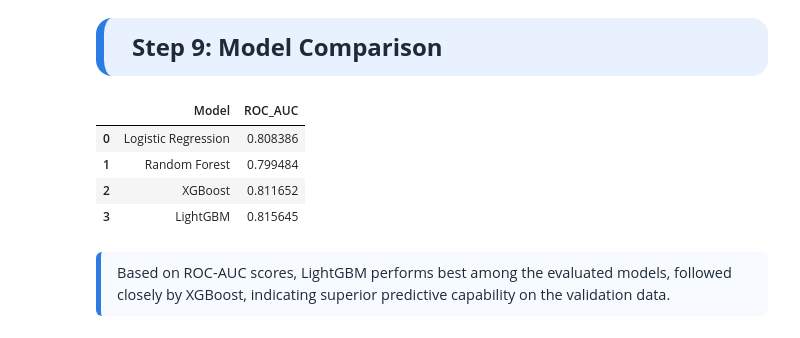
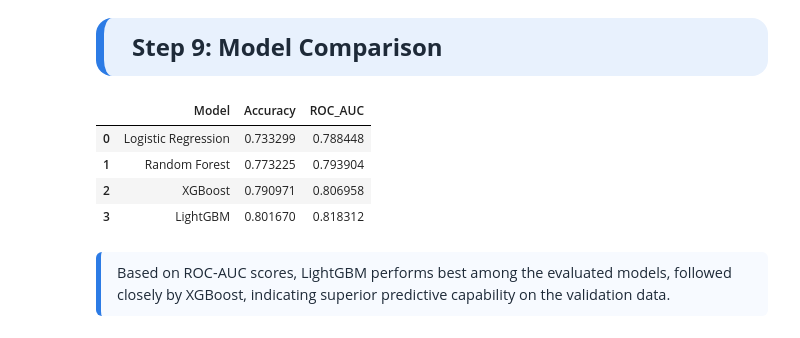
Before and after one commit to ssarabjeetsingh14/employee-retention-prediction, a Jupyter notebook: Employee Retention Project.ipynb, the cells around one changed output. Saved outputs shown, nothing was run; the diff lists cells and outputs as text; code cells hidden in the pictures.

```diff
--- a/Employee Retention Project.ipynb
+++ b/Employee Retention Project.ipynb
@@ -464,8 +487,8 @@ for col in train_df.columns:
         test_df[col].fillna(train_df[col].median(), inplace=True)
 # %%
 # OneHot Encoding to Categorical Value
-train_df = pd.get_dummies(train_df,drop_first=True)
-test_df = pd.get_dummies(test_df,drop_first=True)
+train_df = pd.get_dummies(train_df,drop_first=True).astype(float)
+test_df = pd.get_dummies(test_df,drop_first=True).astype(float)
 
 train_df, test_df = train_df.align(
     test_df,
@@ -588,7 +611,7 @@ Step 7: Handling Class Imbalance
 smote = SMOTE(random_state=42)
 
 X_train_sm, y_train_sm = smote.fit_resample(
-    X_train_scaled, y_train
+    X_train_lr, y_train
 )
 # this is only for logistic
 # %% [markdown]
@@ -743,13 +791,21 @@ XGBoost demonstrates strong performance, effectively learning complex relationsh
 Step 8.4: LightGBM
 </div>
 # %%
-# light gbm
 lgb_model = LGBMClassifier(random_state=42)
 lgb_model.fit(X_train, y_train)
 
-lgb_probs = lgb_model.predict_proba(X_val)[:, 1]
 
-print("LightGBM ROC-AUC:", roc_auc_score(y_val, lgb_probs))
+lgb_pred = lgb_model.predict(X_val)
+lgb_prob = lgb_model.predict_proba(X_val)[:, 1]
+
+
+print("LightGBM Accuracy:", accuracy_score(y_val, lgb_pred))
+print("LightGBM ROC-AUC:", roc_auc_score(y_val, lgb_prob))
+
+
+sns.heatmap(confusion_matrix(y_val, lgb_pred), annot=True, fmt="d", cmap="Blues")
+plt.title("LightGBM – Confusion Matrix")
+plt.show()
 # %% [output]
 [LightGBM] [Warning] Found whitespace in feature_names, replace with underlines
 [LightGBM] [Info] Number of positive: 3822, number of negative: 11504
@@ -788,22 +846,33 @@ Step 9: Model Comparison
 # %%
 # Model Comparision
 model_comparison = pd.DataFrame({
-    'Model': ['Logistic Regression', 'Random Forest', 'XGBoost', 'LightGBM'],
-    'ROC_AUC': [
-        roc_auc_score(y_val, lr_probs),
-        roc_auc_score(y_val, rf_probs),
-        roc_auc_score(y_val, xgb_probs),
-        roc_auc_score(y_val, lgb_probs)
+    "Model": [
+        "Logistic Regression",
+        "Random Forest",
+        "XGBoost",
+        "LightGBM"
+    ],
+    "Accuracy": [
+        accuracy_score(y_val, lr_pred),
+        accuracy_score(y_val, rf_pred),
+        accuracy_score(y_val, xgb_pred),
+        accuracy_score(y_val, lgb_pred)
+    ],
+    "ROC_AUC": [
+        roc_auc_score(y_val, lr_prob),
+        roc_auc_score(y_val, rf_prob),
+        roc_auc_score(y_val, xgb_prob),
+        roc_auc_score(y_val, lgb_prob)
     ]
 })
 
 model_comparison
 # %% [output]
-|  | Model | ROC_AUC |
-| 0 | Logistic Regression | 0.808386 |
-| 1 | Random Forest | 0.799484 |
-| 2 | XGBoost | 0.811652 |
-| 3 | LightGBM | 0.815645 |
+|  | Model | Accuracy | ROC_AUC |
+| 0 | Logistic Regression | 0.733299 | 0.788448 |
+| 1 | Random Forest | 0.773225 | 0.793904 |
+| 2 | XGBoost | 0.790971 | 0.806958 |
+| 3 | LightGBM | 0.801670 | 0.818312 |
 # %% [markdown]
 <div style="
     background-color:#F7FAFF;
```
Also changed, not shown: parts of 15 cells of this notebook, 2 other files.
